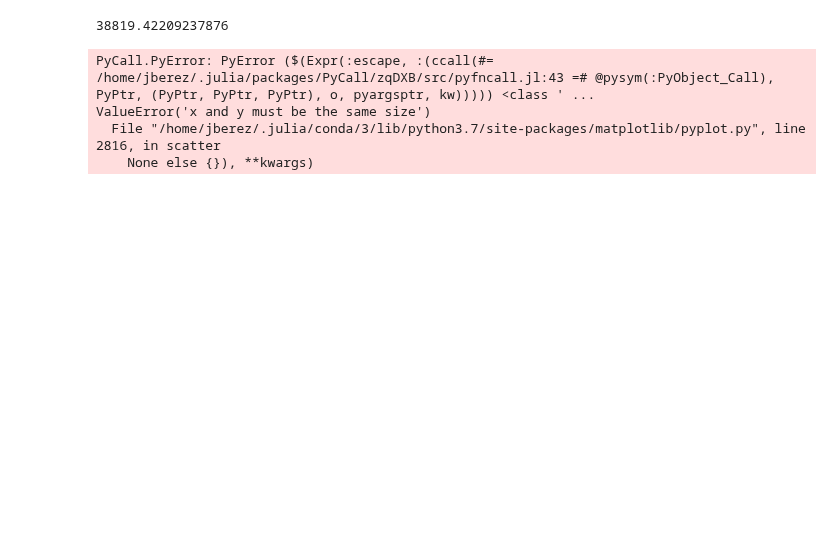
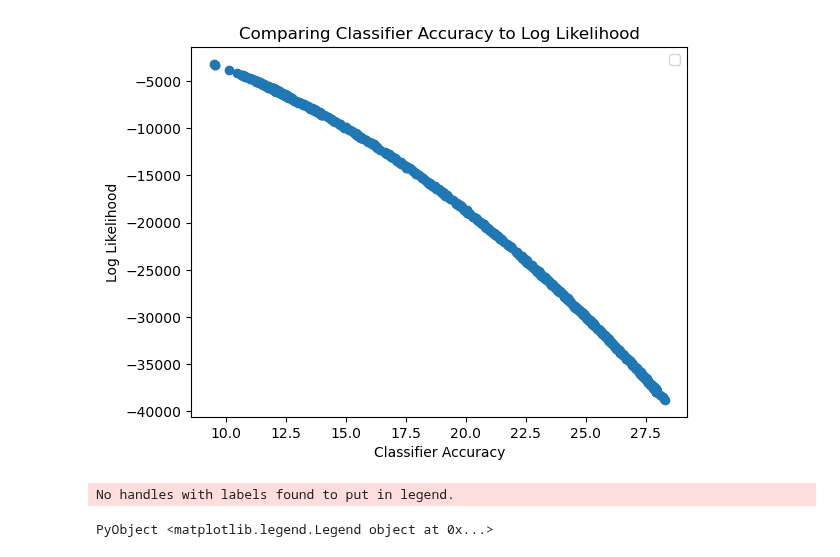
Before and after one commit to jberezow/RJMCMC, a Jupyter notebook: Thesis-Interpolation.ipynb, the cells around one changed output. Saved outputs shown, nothing was run; the diff lists cells and outputs as text; code cells hidden in the pictures; blank space fills up the shorter version.

Commit message:
Interpolation likelihood is now working

```diff
--- a/Thesis-Interpolation.ipynb
+++ b/Thesis-Interpolation.ipynb
@@ -209,75 +203,73 @@ scores = []
 distances = []
 ks = []
 best_ks = []
+best_traces = []
 (best_trace,) = generate(classifier, (x,), obs)
-best_score = get_score(best_trace)/length(y_real)
+best_score = get_score(best_trace)
 best_Wₕ = best_trace[:Wₕ]
 best_Wₒ = best_trace[:Wₒ]
 best_bₕ = best_trace[:bₕ]
 best_bₒ = best_trace[:bₒ]
 best_k = best_trace[:k]
 
-best_pred_y = G(x,best_Wₕ,best_Wₒ,best_bₕ,best_bₒ,best_k)
-#best_dist = sqrt(sum((best_pred_y .- y_real) .^ 2))
-best_dist = kl_divergence(best_pred_y, y_fake)
-print(best_dist)
+best_pred_y = Flux.σ.(G(x,best_Wₕ,best_Wₒ,best_bₕ,best_bₒ,best_k))
+best_dist = euclidean(best_pred_y, y_real)
 
-function likelihood(best_dist)
+function likelihood(best_dist, best_score, best_k)
     (trace,) = generate(classifier, (x,), obs)
 
     Wₕ = trace[:Wₕ]
     Wₒ = trace[:Wₒ]
     bₕ = trace[:bₕ]
     bₒ = trace[:bₒ]
     k = trace[:k]
     #print(k)
-    pred_y = G(x,Wₕ,bₕ,Wₒ,bₒ,k)
+    pred_y = Flux.σ.(G(x,Wₕ,bₕ,Wₒ,bₒ,k))
 
     #dist = sqrt(sum((pred_y .- y_real) .^ 2))
-    dist = kl_divergence(pred_y, y_fake)
-    score = get_score(trace)/length(y_real)
-    if dist > best_dist
+    dist = euclidean(pred_y, y_real)
+    score = get_score(trace)
+    #println(score)
+    if dist < best_dist
         best_dist = dist
+        best_score = score
         best_trace = trace
-        best_dist = dist
         best_pred_y = pred_y
-        best_k = trace[:k]
-        push!(best_ks,best_k)
-    else
-        best_k = trace[:k]
-        push!(best_ks,best_k)
+        best_k = best_trace[:k]
     end
     push!(scores,score)
     push!(distances,dist)
     push!(ks, k)
+    #println(best_score)
+    return(best_dist, best_score, best_k)
 end
 
 for i=1:1000
-    likelihood(best_dist)
+    best_dist, best_score, best_k = likelihood(best_dist, best_score, best_k)
+    push!(best_ks, best_k)
 end
 
-for j=1:20
-    new_distances1 = [ks[i] == j ? distances[i] : 0 for i=1:length(distances)]
-    new_distances = filter(x -> x > 0, new_distances1)
-    new_scores1 = [ks[i] == j ? scores[i] : 0 for i=1:length(scores)]
-    new_scores = filter(x -> x != 0, new_scores1)
-    scatter(new_distances,new_scores,label=j)
-end
+#for j=1:20
+    #new_distances1 = [ks[i] == j ? distances[i] : -1 for i=1:length(distances)]
+    #new_distances = filter(x -> x != -1, new_distances1)
+    #new_scores1 = [ks[i] == j ? scores[i] : 100 for i=1:length(scores)]
+    #new_scores = filter(x -> x < 100, new_scores1)
+    #scatter(new_distances,new_scores,label=j)
+#end
 #plt.xlim(0,200)
-#plt.ylim(-60,-40)
+#plt.ylim(-6000,0)
+scatter(distances, scores)
 plt.title("Comparing Classifier Accuracy to Log Likelihood")
 plt.xlabel("Classifier Accuracy")
 plt.ylabel("Log Likelihood")
 plt.legend()
 #println(best_trace[:k])
 #println(best_dist)
 #println(best_ks)
 # %% [output]
+[figure, added]
-38819.42209237876
+No handles with labels found to put in legend.
-PyCall.PyError: PyError ($(Expr(:escape, :(ccall(#= /home/jberez/.julia/packages/PyCall/zqDXB/src/pyfncall.jl:43 =# @pysym(:PyObject_Call), PyPtr, (PyPtr, PyPtr, PyPtr), o, pyargsptr, kw))))) <class ' ...
-ValueError('x and y must be the same size')
-  File "/home/jberez/.julia/conda/3/lib/python3.7/site-packages/matplotlib/pyplot.py", line 2816, in scatter
-    None else {}), **kwargs)
+PyObject <matplotlib.legend.Legend object at 0x...>
 # %%
 #print(best_ks)
 #Bar Plot of k estimates
```
Also changed, not shown: parts of 12 cells of this notebook.
